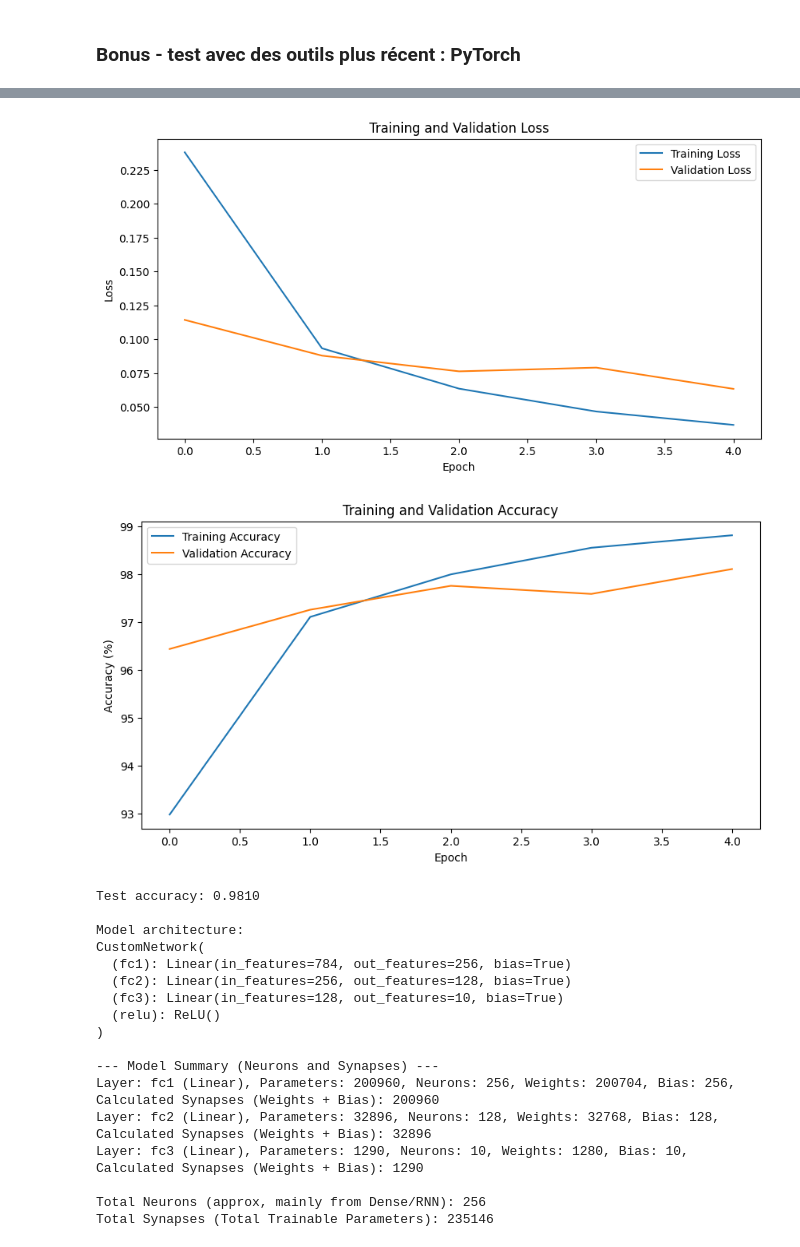
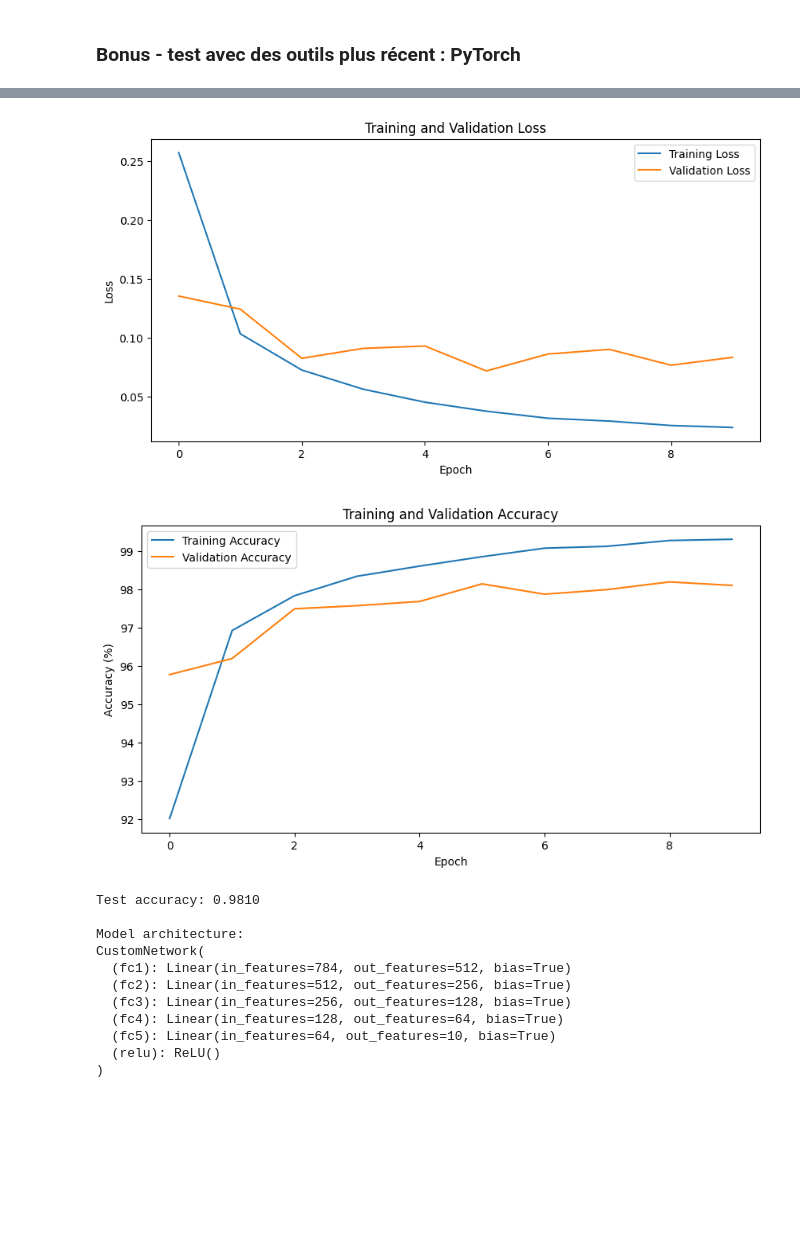
Before and after one commit to AntoinePERRETTE/ETRS923-IA-et-Objets-Connect-s, a Jupyter notebook: ETRS923.ipynb, the cells around one changed output, grey strips where cells are left out. Drawn from its saved outputs; the diff is of its cells as text; code cells hidden in the pictures; blank space fills up the shorter version.

```diff
--- a/ETRS923.ipynb
+++ b/ETRS923.ipynb
@@ -943,16 +943,19 @@ test_loader = DataLoader(test_dataset, batch_size=batch_size, shuffle=False)
 class CustomNetwork(nn.Module):
     def __init__(self):
         super(CustomNetwork, self).__init__()
-        # 2 couches cachées : 256 et 128 neurones
-        self.fc1 = nn.Linear(784, 256)  # Couche d'entrée → 256 neurones
-        self.fc2 = nn.Linear(256, 128) # 256 → 128 neurones
-        self.fc3 = nn.Linear(128, 10)  # 128 → 10 neurones (sortie)
+        self.fc1 = nn.Linear(784, 512)
+        self.fc2 = nn.Linear(512, 256)
+        self.fc3 = nn.Linear(256, 128)
+        self.fc4 = nn.Linear(128, 64)
+        self.fc5 = nn.Linear(64, 10)
         self.relu = nn.ReLU()        # Fonction d'activation
 
     def forward(self, x):
         x = self.relu(self.fc1(x))
         x = self.relu(self.fc2(x))
-        x = self.fc3(x)  # Pas d'activation sur la dernière couche
+        x = self.relu(self.fc3(x))
+        x = self.relu(self.fc4(x))
+        x = self.fc5(x)  # Pas d'activation sur la dernière couche
         return x
 
 model = CustomNetwork()
@@ -965,7 +968,7 @@ train_accs = []
 val_losses = []
 val_accs = []
 
-num_epochs = 5
+num_epochs = 10
 for epoch in range(num_epochs):
     model.train()
     running_loss = 0.0
@@ -1037,17 +1040,5 @@ with torch.no_grad():
 
 print("\nModel architecture:")
 print(model)
-
-def count_neurons_and_synapses(model):
-    total_params = sum(p.numel() for p in model.parameters())
-    print("\n--- Model Summary (Neurons and Synapses) ---")
-    for name, layer in model.named_children():
-        if hasattr(layer, 'weight'):
-            params = layer.weight.numel() + (layer.bias.numel() if layer.bias is not None else 0)
-            print(f"Layer: {name} ({type(layer).__name__}), Parameters: {params}, Neurons: {layer.weight.shape[0]}, Weights: {layer.weight.numel()}, Bias: {layer.bias.numel() if layer.bias is not None else 0}, Calculated Synapses (Weights + Bias): {params}")
-    print(f"\nTotal Neurons (approx, mainly from Dense/RNN): {model.fc1.weight.shape[0]}")
-    print(f"Total Synapses (Total Trainable Parameters): {total_params}")
-
-count_neurons_and_synapses(model)
 # %% [output]
 Training set size: (60000, 28, 28), Test set size: (10000, 28, 28)
@@ -1059,19 +1055,13 @@ Epoch 5/5 - loss: 0.0369 - accuracy: 98.8050 - val_loss: 0.0634 - val_accuracy:
-[figure, old version]
+[figure, new version]
-[figure, old version]
+[figure, new version]
 Test accuracy: 0.9810
 
 Model architecture:
 CustomNetwork(
-  (fc1): Linear(in_features=784, out_features=256, bias=True)
-  (fc2): Linear(in_features=256, out_features=128, bias=True)
-  (fc3): Linear(in_features=128, out_features=10, bias=True)
+  (fc1): Linear(in_features=784, out_features=512, bias=True)
+  (fc2): Linear(in_features=512, out_features=256, bias=True)
+  (fc3): Linear(in_features=256, out_features=128, bias=True)
+  (fc4): Linear(in_features=128, out_features=64, bias=True)
+  (fc5): Linear(in_features=64, out_features=10, bias=True)
   (relu): ReLU()
 )
-
---- Model Summary (Neurons and Synapses) ---
-Layer: fc1 (Linear), Parameters: 200960, Neurons: 256, Weights: 200704, Bias: 256, Calculated Synapses (Weights + Bias): 200960
-Layer: fc2 (Linear), Parameters: 32896, Neurons: 128, Weights: 32768, Bias: 128, Calculated Synapses (Weights + Bias): 32896
-Layer: fc3 (Linear), Parameters: 1290, Neurons: 10, Weights: 1280, Bias: 10, Calculated Synapses (Weights + Bias): 1290
-
-Total Neurons (approx, mainly from Dense/RNN): 256
-Total Synapses (Total Trainable Parameters): 235146
```
Also changed, not shown: parts of 1 cell of this notebook.
